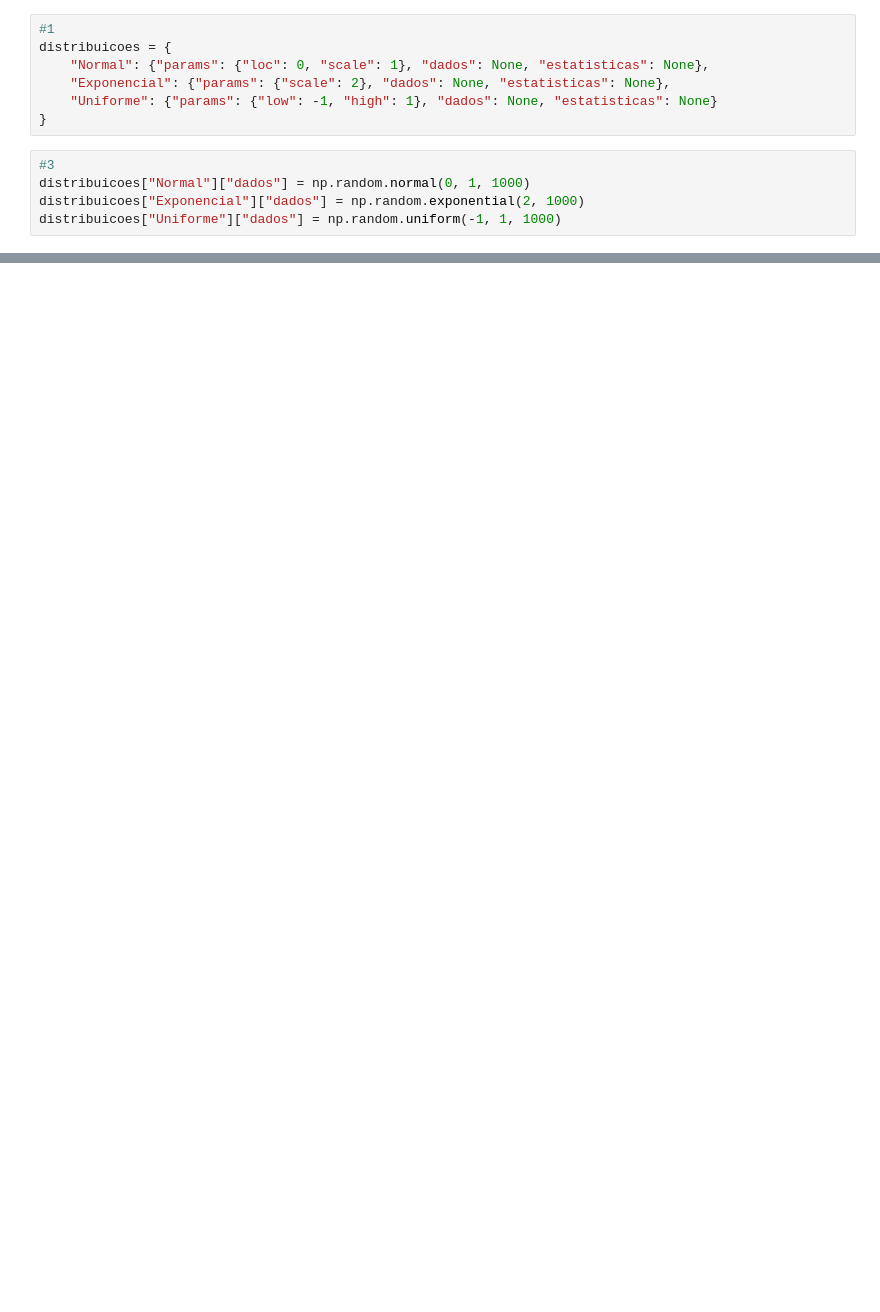
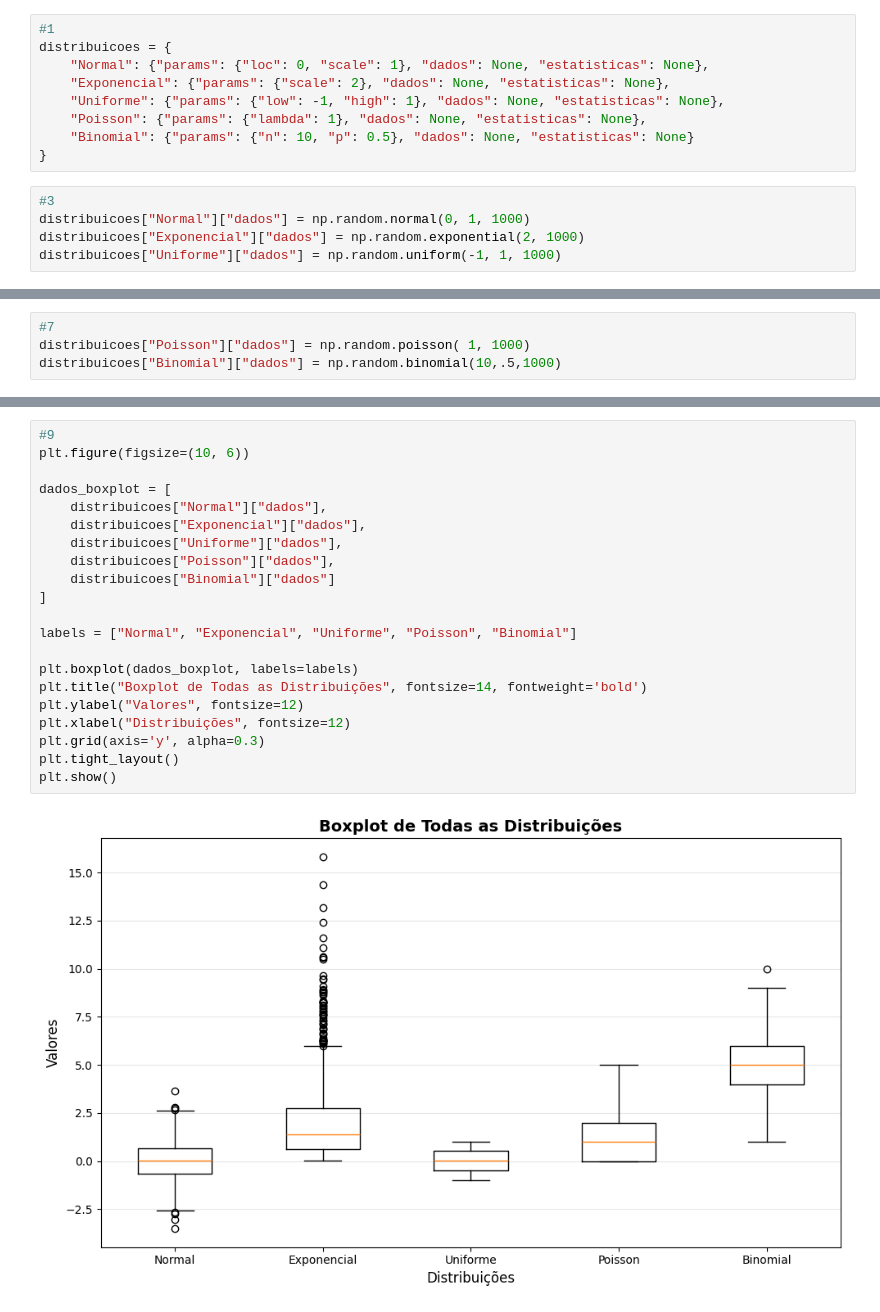
Before and after one commit to juliano-pantani/perspectiva_dados, a Jupyter notebook: revisao1/revisao1.ipynb, the cells around one changed output, grey strips where cells are left out. Saved outputs shown, nothing was run; the diff lists cells and outputs as text; blank space fills up the shorter version.

```diff
--- a/revisao1/revisao1.ipynb
+++ b/revisao1/revisao1.ipynb
@@ -10,7 +8,9 @@ import matplotlib.pyplot as plt
 distribuicoes = {
     "Normal": {"params": {"loc": 0, "scale": 1}, "dados": None, "estatisticas": None},
     "Exponencial": {"params": {"scale": 2}, "dados": None, "estatisticas": None},
-    "Uniforme": {"params": {"low": -1, "high": 1}, "dados": None, "estatisticas": None}
+    "Uniforme": {"params": {"low": -1, "high": 1}, "dados": None, "estatisticas": None},
+    "Poisson": {"params": {"lambda": 1}, "dados": None, "estatisticas": None},
+    "Binomial": {"params": {"n": 10, "p": 0.5}, "dados": None, "estatisticas": None}
 }
 # %%
 #3
@@ -92,0 +91,4 @@ Uniforme     0.024788  0.041065   0.325765       0.570758
+# %%
+#7
+distribuicoes["Poisson"]["dados"] = np.random.poisson( 1, 1000)
+distribuicoes["Binomial"]["dados"] = np.random.binomial(10,.5,1000)
@@ -92,0 +193,23 @@ Uniforme     0.024788  0.041065   0.325765       0.570758
+# %%
+#9
+plt.figure(figsize=(10, 6))
+
+dados_boxplot = [
+    distribuicoes["Normal"]["dados"],
+    distribuicoes["Exponencial"]["dados"],
+    distribuicoes["Uniforme"]["dados"],
+    distribuicoes["Poisson"]["dados"],
+    distribuicoes["Binomial"]["dados"]
+]
+
+labels = ["Normal", "Exponencial", "Uniforme", "Poisson", "Binomial"]
+
+plt.boxplot(dados_boxplot, labels=labels)
+plt.title("Boxplot de Todas as Distribuições", fontsize=14, fontweight='bold')
+plt.ylabel("Valores", fontsize=12)
+plt.xlabel("Distribuições", fontsize=12)
+plt.grid(axis='y', alpha=0.3)
+plt.tight_layout()
+plt.show()
+# %% [output]
+[figure, added]
```
Also changed, not shown: parts of 8 cells of this notebook.
